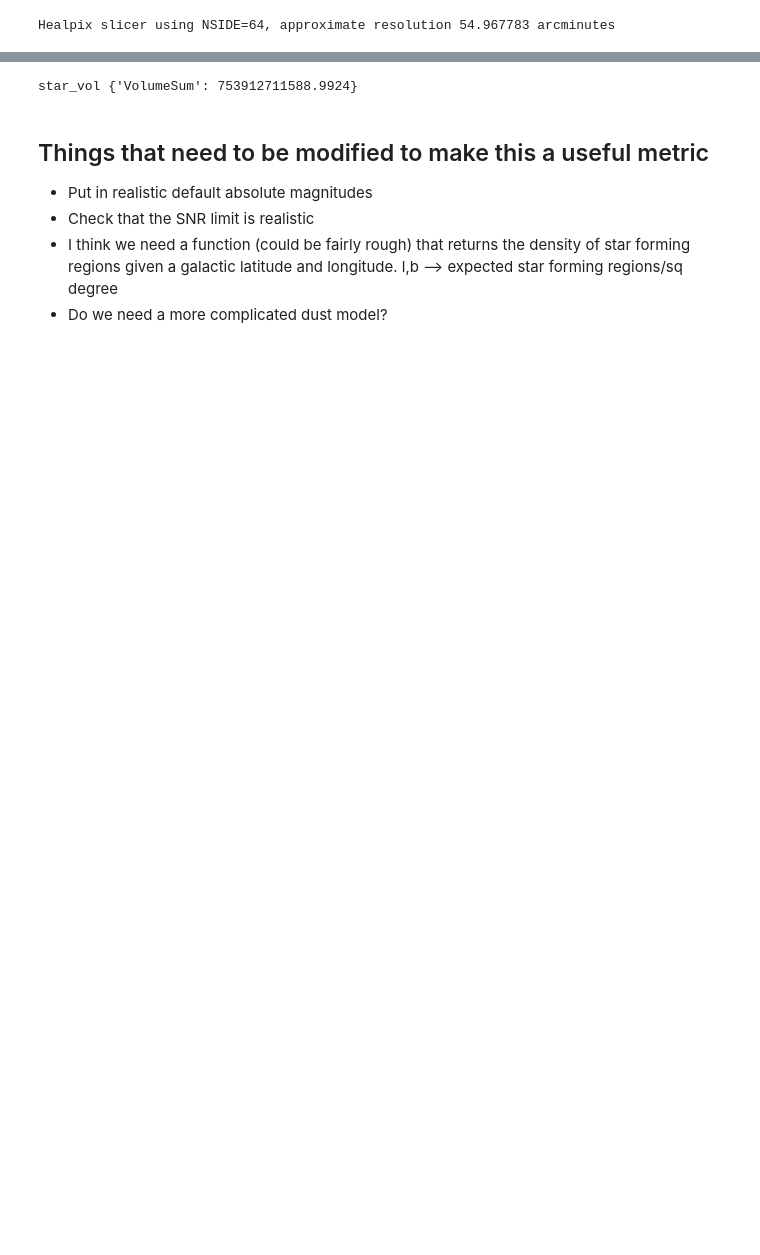
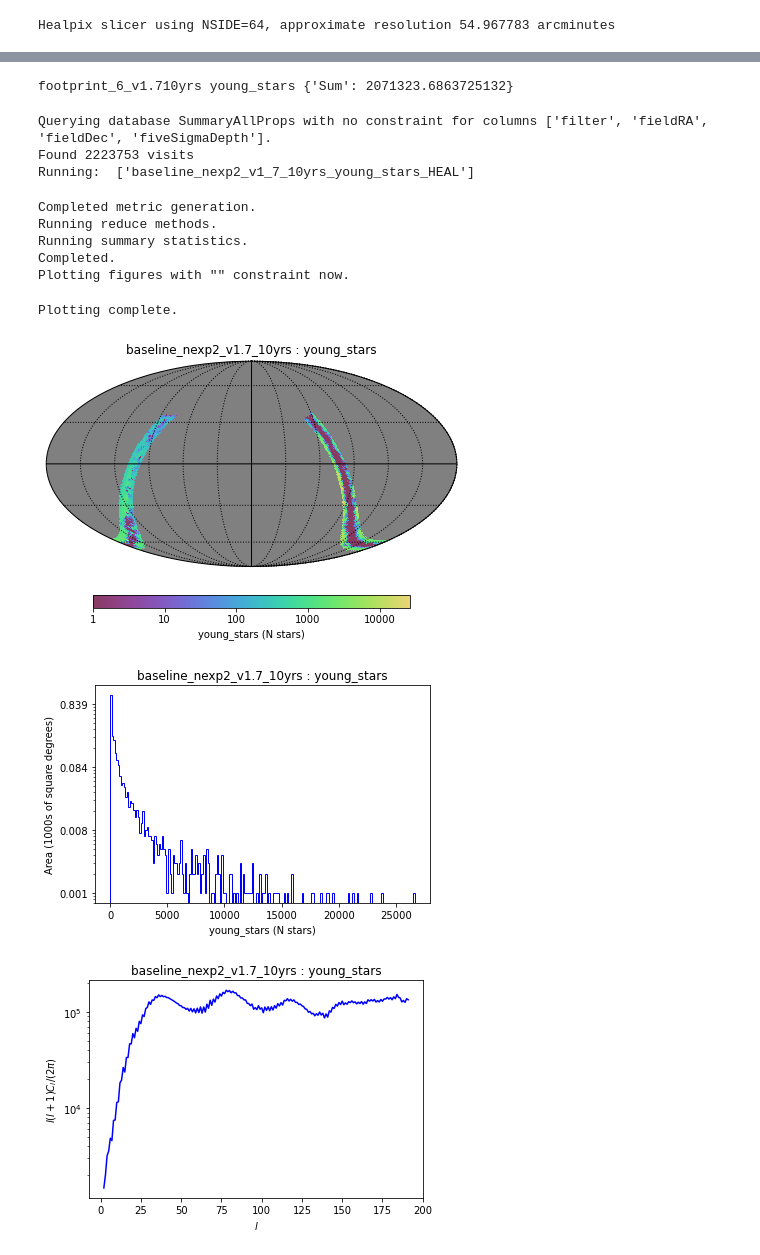
Before and after one commit to yoachim/21_Scratch, a Jupyter notebook: star_forming_vol/star_forming_volume.ipynb, the cells around one changed output, grey strips where cells are left out. Saved outputs shown, nothing was run; the diff lists cells and outputs as text; code cells hidden in the pictures; blank space fills up the shorter version.

```diff
--- a/star_forming_vol/star_forming_volume.ipynb
+++ b/star_forming_vol/star_forming_volume.ipynb
@@ -183,12 +235,31 @@ Plotting complete.
 # %%
 for bl in bundleList:
-    print(bl.metric.name, bl.summaryValues)
+    print(runName, bl.metric.name, bl.summaryValues)
 # %% [output]
-star_vol {'VolumeSum': 753912711588.9924}
+footprint_6_v1.710yrs young_stars {'Sum': 2071323.6863725132}
-# %% [markdown]
-## Things that need to be modified to make this a useful metric
-
-* Put in realistic default absolute magnitudes
-* Check that the SNR limit is realistic
-* I think we need a function (could be fairly rough) that returns the density of star forming regions given a galactic latitude and longitude. l,b --> expected star forming regions/sq degree
-* Do we need a more complicated dust model?
+# %%
+# Now to run on a different footprint. Note this is a different version, so
+# shouldn't directly compare to the v1.7 runs
+dbFile = 'footprint_gp_smoothv1.5_10yrs.db'
+runName = dbFile.replace('.db', '')
+conn = db.OpsimDatabase(dbFile)
+outDir='temp'
+resultsDb = db.ResultsDb(outDir=outDir)
+
+bd = metricBundles.makeBundlesDictFromList(bundleList)
+bg = metricBundles.MetricBundleGroup(bd, conn, outDir=outDir, resultsDb=resultsDb)
+bg.runAll()
+bg.plotAll(closefigs=False)
+# %% [output]
+Querying database SummaryAllProps with no constraint for columns ['filter', 'fieldRA', 'fieldDec', 'fiveSigmaDepth'].
+Found 2223753 visits
+Running:  ['baseline_nexp2_v1_7_10yrs_young_stars_HEAL']
+Completed metric generation.
+Running reduce methods.
+Running summary statistics.
+Completed.
+Plotting figures with "" constraint now.
+Plotting complete.
+[figure, added]
+[figure, added]
+[figure, added]
```
Also changed, not shown: parts of 9 cells of this notebook.
